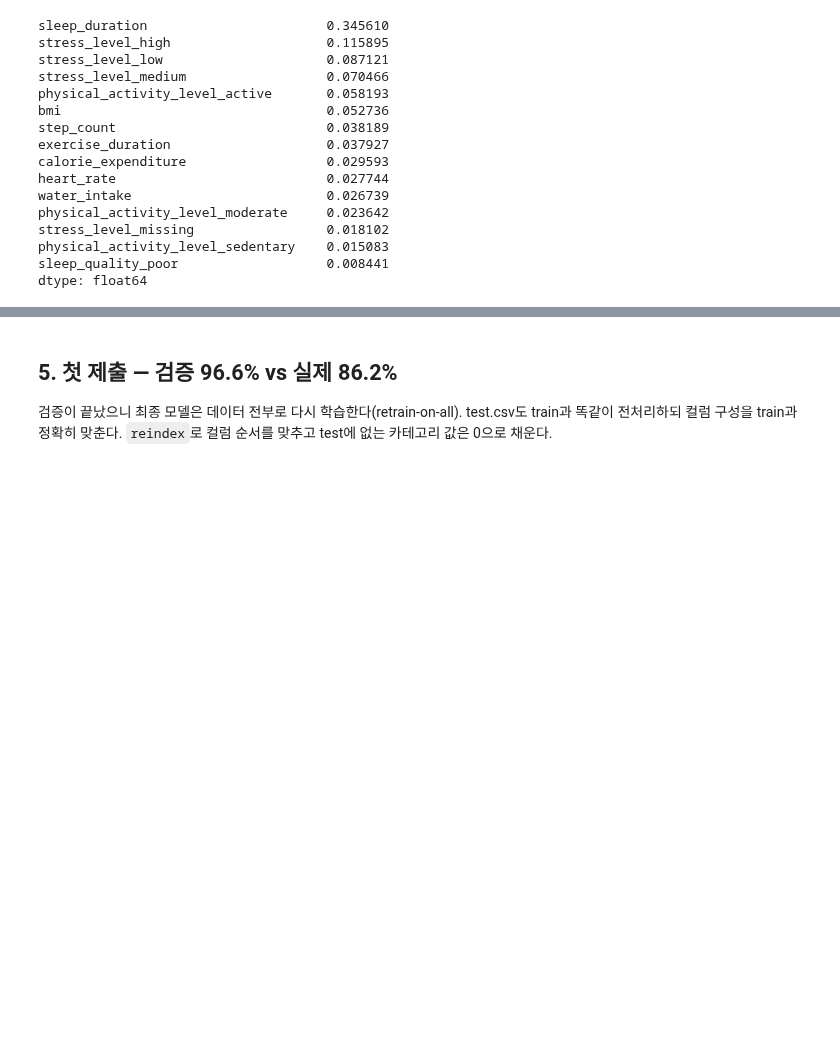
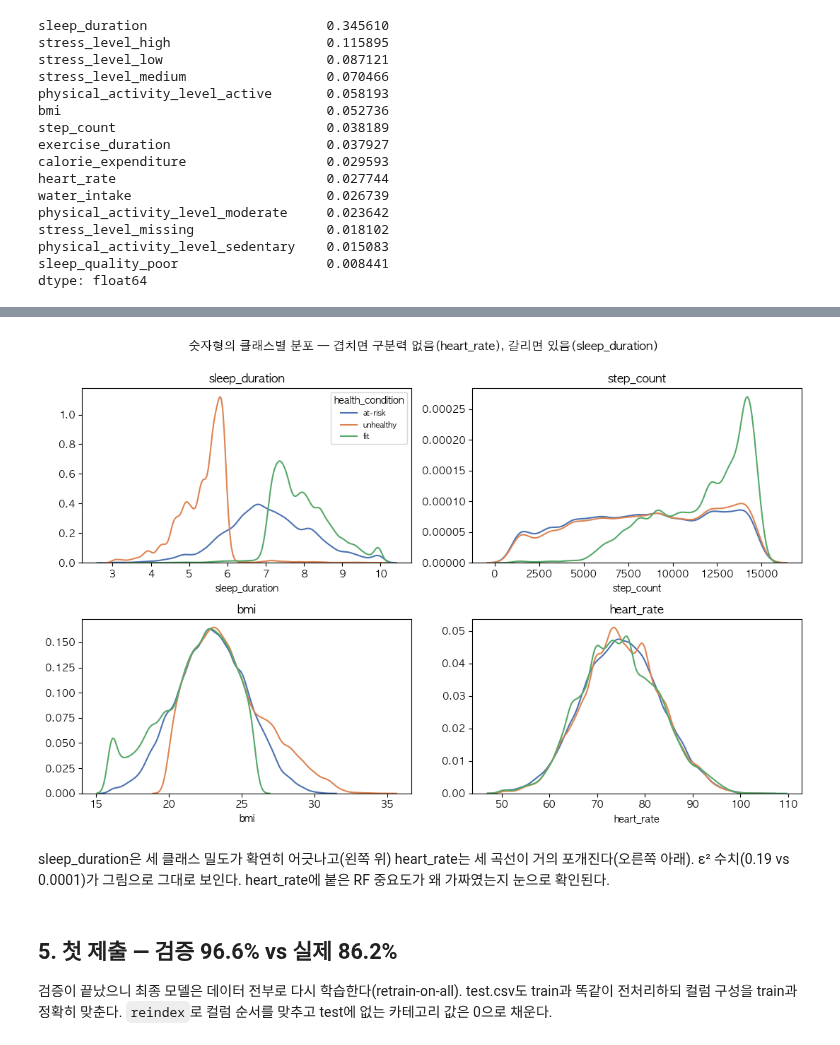
Before and after one commit to qoal1201/synthetic-society-research, a Jupyter notebook: foundations/student-health-risk.ipynb, the cells around one changed output, grey strips where cells are left out. Saved outputs shown, nothing was run; the diff lists cells and outputs as text; code cells hidden in the pictures; blank space fills up the shorter version.

```diff
--- a/foundations/student-health-risk.ipynb
+++ b/foundations/student-health-risk.ipynb
@@ -294,0 +435,23 @@ sleep_duration 혼자 34.6%, stress_level(카테고리 3개 합) 27.4%로 이
+# %%
+# 모델-무관(model-free) 중요도 교차검증 — RF 불순도 중요도가 편향됐는지 확인
+# 주의: 위 train은 §3에서 fillna로 덮어썼다. 대체값(평균·"missing")이 섞이면 신호가 0쪽으로 눌리므로
+#       여기선 원본을 새로 읽어 결측을 '없는 값'으로 두고 잰다.
+from scipy.stats import kruskal, chi2_contingency
+train_mf = pd.read_csv('train.csv')
+
+y_col = train_mf["health_condition"]; classes = y_col.unique()
+num_imp = {}
+for c in numeric_cols:
+    groups = [train_mf.loc[y_col == cl, c].dropna() for cl in classes]
+    H, _ = kruskal(*groups)
+    n, k = sum(len(g) for g in groups), len(groups)
+    num_imp[c] = (H - k + 1) / (n - k)          # Kruskal-Wallis ε²
+cat_imp = {}
+for c in categorical_cols:
+    ct = pd.crosstab(train_mf[c], y_col); chi2, _, _, _ = chi2_contingency(ct)   # 결측 행은 crosstab이 자동 제외
+    cat_imp[c] = np.sqrt(chi2 / (ct.values.sum() * (min(ct.shape) - 1)))   # Cramér's V
+
+print("숫자형 구분력 (Kruskal-Wallis ε²):")
+print(pd.Series(num_imp).sort_values(ascending=False).round(4).to_string())
+print("\n범주형 구분력 (Cramér's V):")
+print(pd.Series(cat_imp).sort_values(ascending=False).round(4).to_string())
@@ -295,3 +487,24 @@ sleep_duration 혼자 34.6%, stress_level(카테고리 3개 합) 27.4%로 이
+# %%
+# 숫자형이 실제로 클래스를 가르나 — 밀도(KDE)로 눈으로 (ε² 강한 것부터 0까지)
+import seaborn as sns
+CLASS_COLORS = {"at-risk": "#4C72B0", "unhealthy": "#DD8452", "fit": "#55A868"}  # 이후 그림에서 재사용
+
+feats = ["sleep_duration", "step_count", "bmi", "heart_rate"]   # ε² 0.19 → 0.0001
+fig, axes = plt.subplots(2, 2, figsize=(11, 7))
+for ax, f in zip(axes.ravel(), feats):
+    for cl in ["at-risk", "unhealthy", "fit"]:
+        d = train_mf.loc[train_mf["health_condition"] == cl, f].dropna()   # 원본 — 대체값 6.99 스파이크 방지
+        if len(d) > 40000:
+            d = d.sample(40000, random_state=42)   # KDE 속도용 표본 (모양 동일)
+        sns.kdeplot(d, ax=ax, label=cl, color=CLASS_COLORS[cl], common_norm=False)
+    ax.set_title(f); ax.set_ylabel("")
+axes[0, 0].legend(title="health_condition", fontsize=8)
+fig.suptitle("숫자형의 클래스별 분포 — 겹치면 구분력 없음(heart_rate), 갈리면 있음(sleep_duration)", y=1.0)
+plt.tight_layout(); plt.show()
+# %% [output]
+[figure, added]
+# %% [markdown]
+sleep_duration은 세 클래스 밀도가 확연히 어긋나고(왼쪽 위) heart_rate는 세 곡선이 거의 포개진다(오른쪽 아래). ε² 수치(0.19 vs 0.0001)가 그림으로 그대로 보인다. heart_rate에 붙은 RF 중요도가 왜 가짜였는지 눈으로 확인된다.
 # %% [markdown]
 ## 5. 첫 제출 — 검증 96.6% vs 실제 86.2%
 
```
Also changed, not shown: parts of 96 cells of this notebook, 1 other file.
